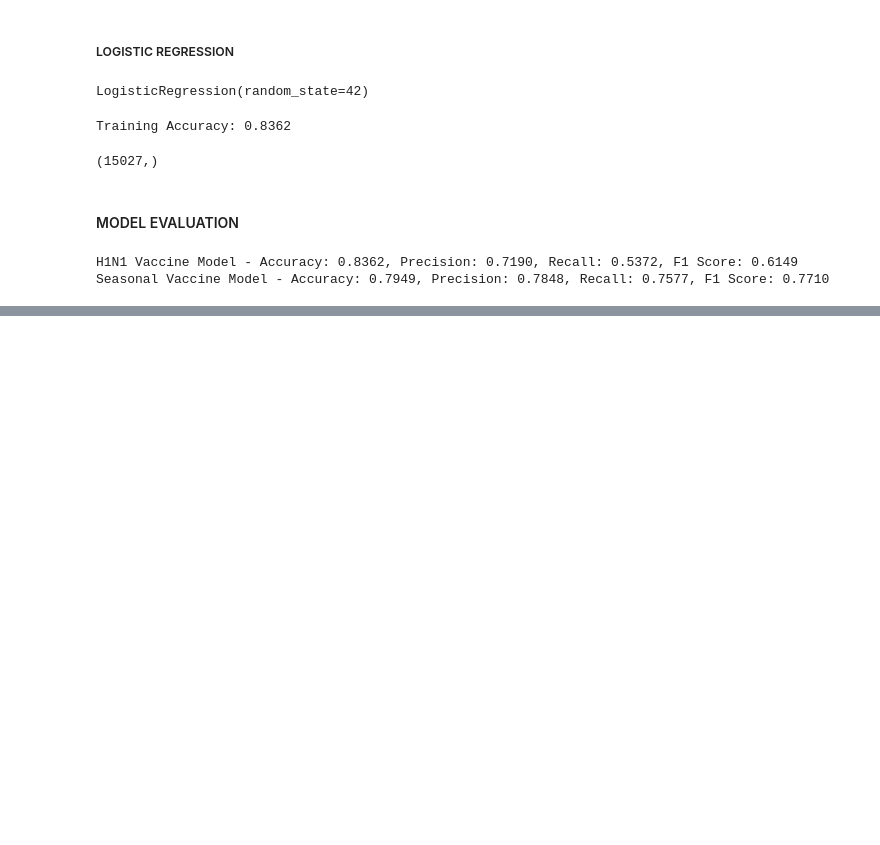
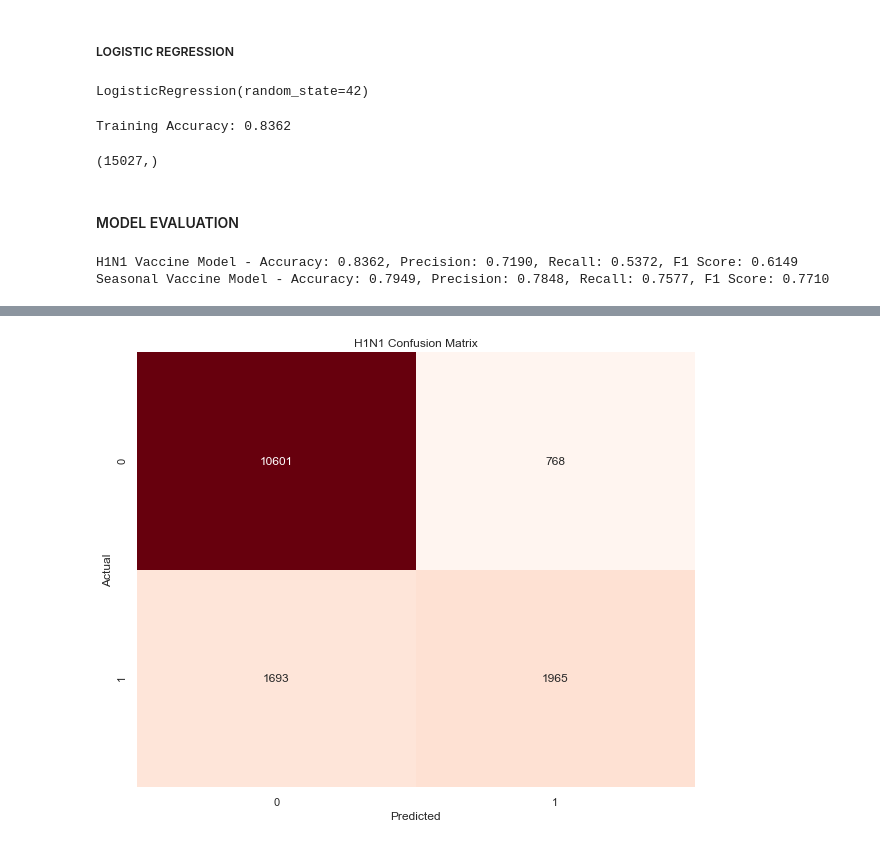
Before and after one commit to NamaembaSilali/vaccine-project, a Jupyter notebook: index.ipynb, the cells around one changed output, grey strips where cells are left out. Drawn from its saved outputs; the diff is of its cells as text; code cells hidden in the pictures; blank space fills up the shorter version.

Commit message:
confusion matrix

```diff
--- a/index.ipynb
+++ b/index.ipynb
@@ -625,0 +674,12 @@ Seasonal Vaccine Model - Accuracy: 0.7949, Precision: 0.7848, Recall: 0.7577, F1
+# %%
+conf_matrix = confusion_matrix(y_train_h1n1, pred_h1n1)
+# %%
+#confusion Matrix Heatmap for h1n1
+plt.figure(figsize=(10, 8))
+sns.heatmap(conf_matrix, annot=True, fmt="d", cmap="Reds", cbar=False)
+plt.title("H1N1 Confusion Matrix")
+plt.ylabel('Actual')
+plt.xlabel('Predicted')
+plt.show()
+# %% [output]
+[figure, added]
```
Also changed, not shown: parts of 5 cells of this notebook.
